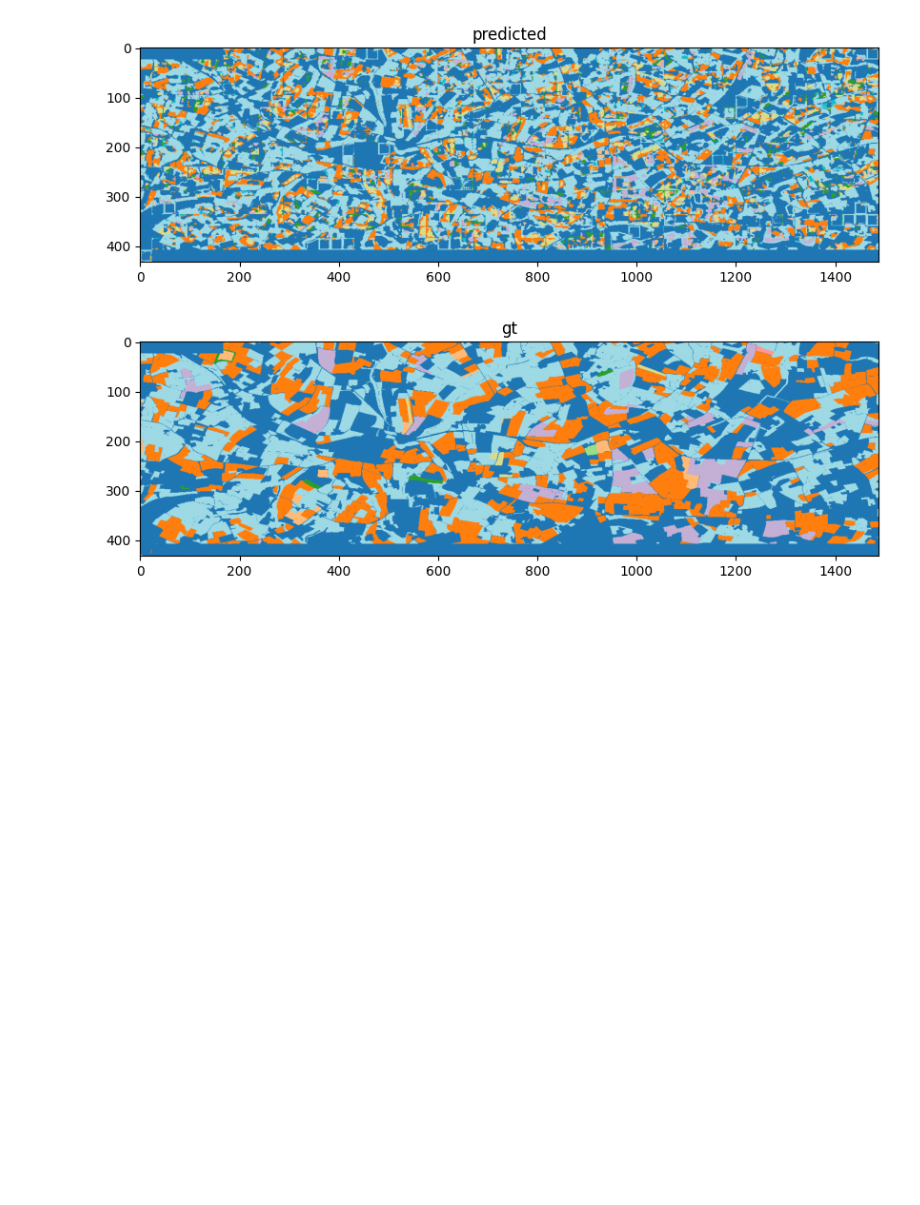
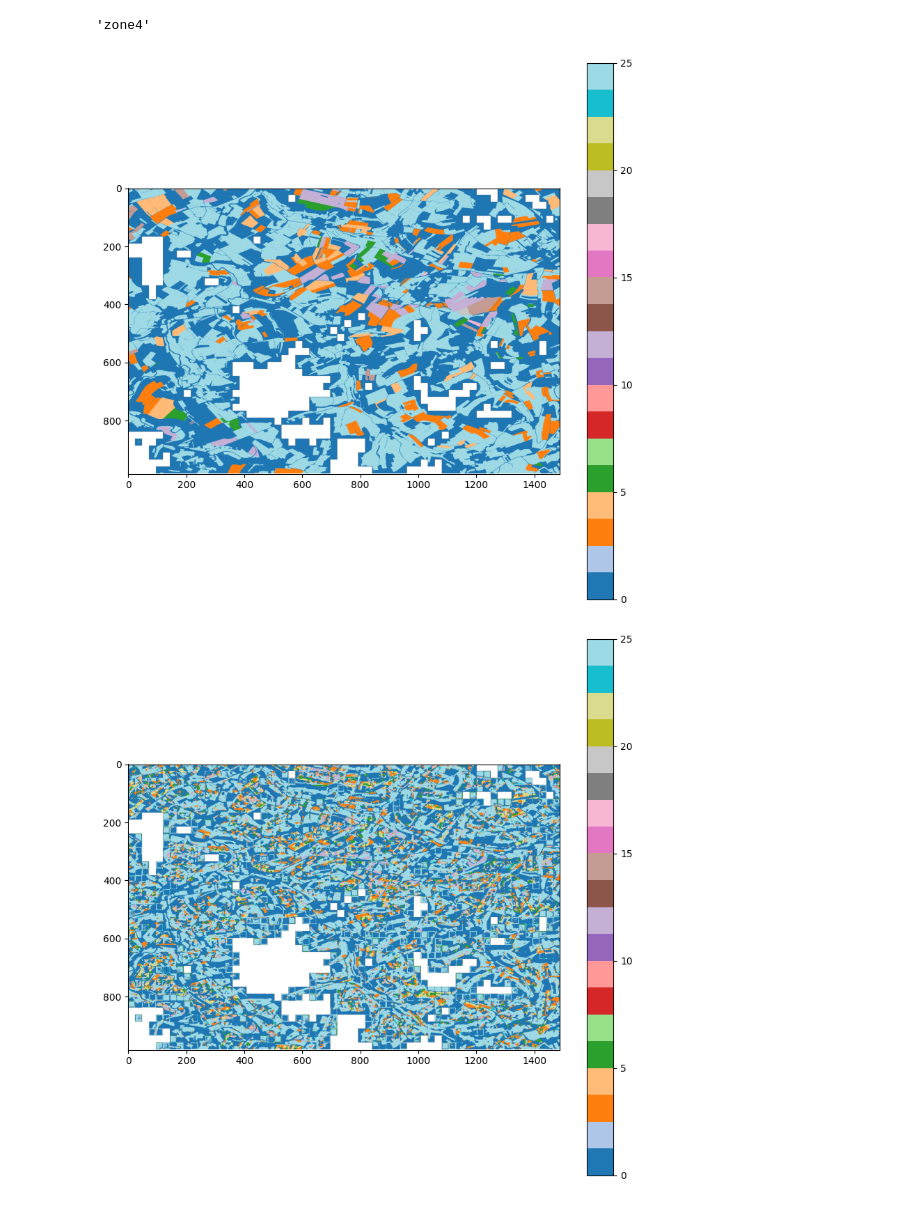
Before and after one commit to giovannisetaro/DSWProject_CropIdentification, a Jupyter notebook: src/test_viz.ipynb, the cells around one changed output. Saved outputs shown, nothing was run; the diff lists cells and outputs as text; code cells hidden in the pictures; blank space fills up the shorter version.

```diff
--- a/src/test_viz.ipynb
+++ b/src/test_viz.ipynb
@@ -68,8 +57,7 @@ def create_spatial_mosaic_from_geo_coords(patches, geo_coords, patch_size, trans
     height = max_row - min_row + patch_size[0]
     width = max_col - min_col + patch_size[1]
 
-    # Si multi-canal, prévoir un tableau 3D (C, H, W), ici pour 2D exemple simple:
-    mosaic = np.zeros((height, width), dtype=patches[0].dtype)
+    mosaic = np.full((height, width), -1, dtype=patches[0].dtype)
 
     for patch, (row, col) in zip(patches, pixel_coords):
         row_offset = row - min_row
@@ -87 +72,6 @@ Affine(8.983152841195215e-05, 0.0, -0.8588792431466745,
+# %%
+zone = str(dataset.get_zone(7000))
+zone
+# %% [output]
+'zone4'
 # %%
@@ -111,15 +99,27 @@ mosaicgt = create_spatial_mosaic_from_geo_coords(gt, coords, patch_size, transfo
 # %%
+patch_size = dataset.Y.shape[1:]
+mosaicpreds = create_spatial_mosaic_from_geo_coords(pred, coords, patch_size, transform)
+mosaicgt = create_spatial_mosaic_from_geo_coords(gt, coords, patch_size, transform)
+
+import matplotlib.pyplot as plt
+import matplotlib.colors as mcolors
+
+# Masquer les -1
+cmap = 'tab20'
+norm = mcolors.Normalize(vmin=0, vmax=gt[0].max())  # adapt to your values
+
+masked_mosaic = np.ma.masked_where(mosaicgt == -1, mosaicgt)
+
+mosaicpreds = np.ma.masked_where(mosaicpreds == -1, mosaicpreds)
 plt.figure(figsize=(10, 10))
-plt.imshow(mosaicpreds, cmap='tab20')  # colormap adaptée pour classes catégorielles
-plt.title('predicted')
-
+plt.imshow(masked_mosaic, cmap=cmap, norm=norm)
+plt.colorbar()
 plt.show()
 
 plt.figure(figsize=(10, 10))
-plt.imshow(mosaicgt, cmap='tab20')  # colormap adaptée pour classes catégorielles
-plt.title('gt')
-
+plt.imshow(mosaicpreds , cmap=cmap, norm=norm)
+plt.colorbar()
 plt.show()
 # %% [output]
-[figure, old version]
+[figure, new version]
-[figure, old version]
+[figure, new version]
```
Also changed, not shown: parts of 4 cells of this notebook, 4 other files.
